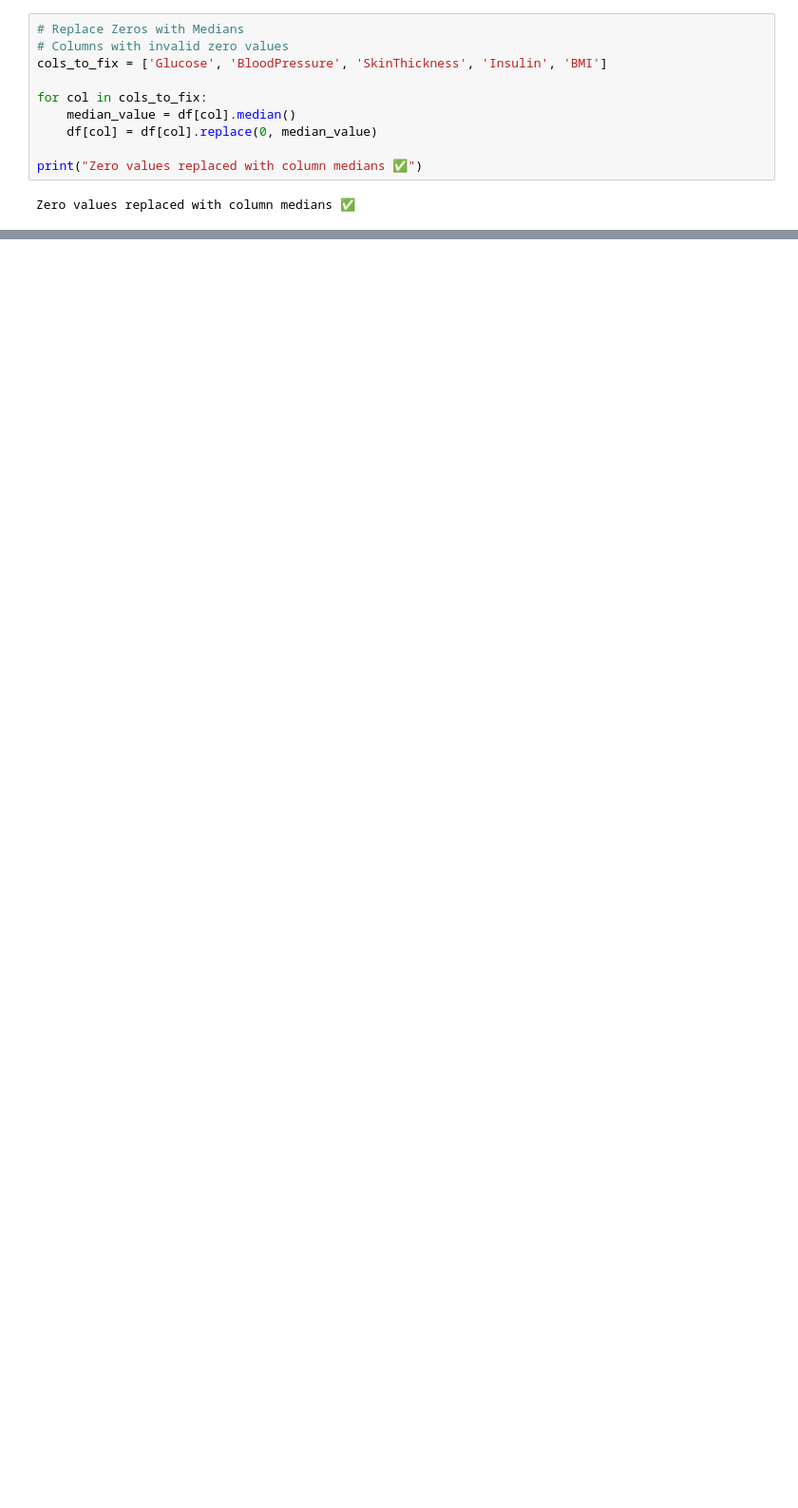
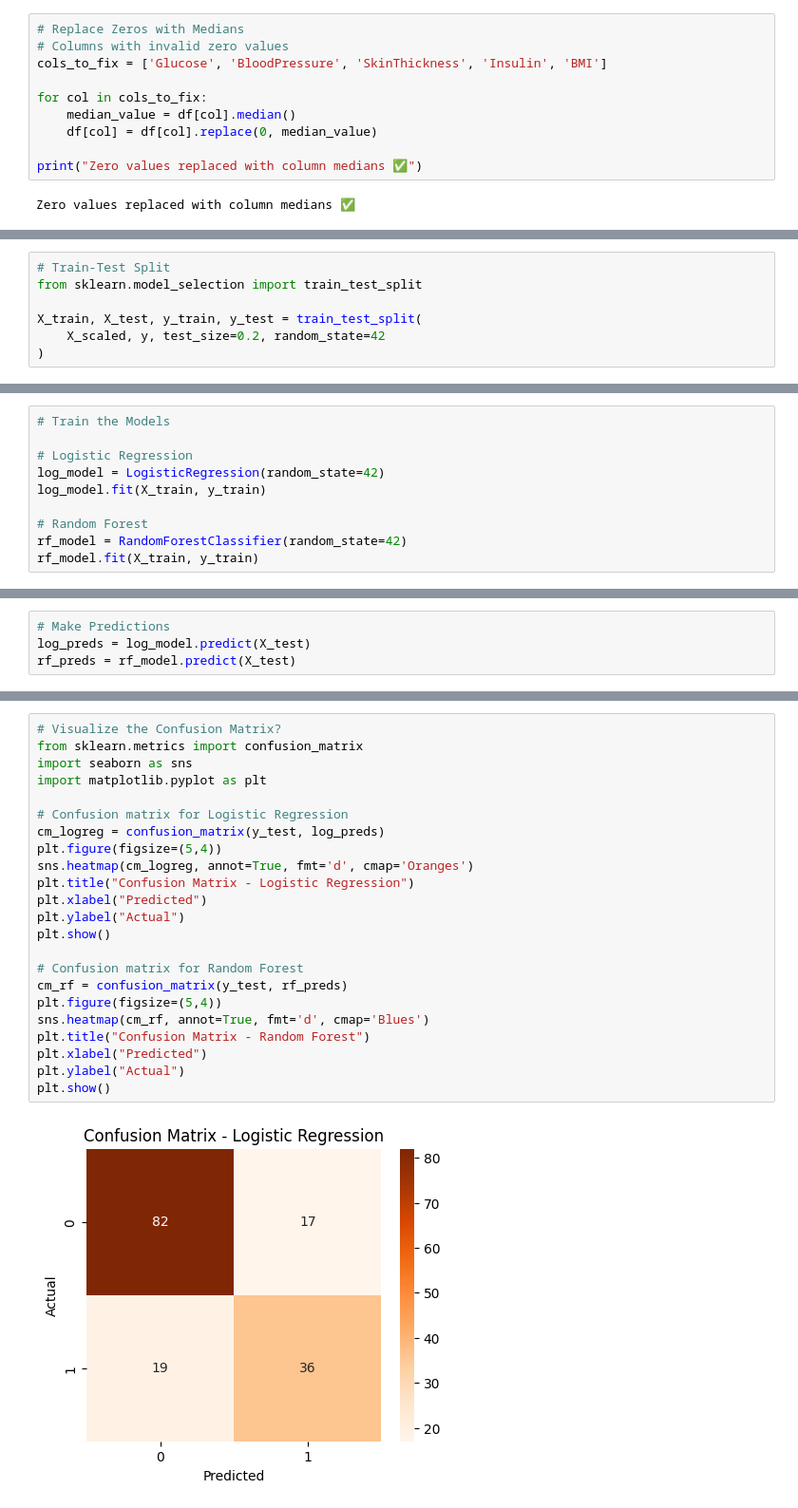
Before and after one commit to sanjula77/diabetes-prediction-streamlit-app, a Jupyter notebook: notebooks/model_training.ipynb, the cells around one changed output, grey strips where cells are left out. Shown: that part at 95% size. Cells and saved outputs as stored; diff of their text form; blank space fills up the shorter version.

```diff
--- a/notebooks/model_training.ipynb
+++ b/notebooks/model_training.ipynb
@@ -139,0 +154,7 @@ Zero values replaced with column medians ✅
+# %%
+# Train-Test Split
+from sklearn.model_selection import train_test_split
+
+X_train, X_test, y_train, y_test = train_test_split(
+    X_scaled, y, test_size=0.2, random_state=42
+)
@@ -139,0 +167,10 @@ Zero values replaced with column medians ✅
+# %%
+# Train the Models
+
+# Logistic Regression
+log_model = LogisticRegression(random_state=42)
+log_model.fit(X_train, y_train)
+
+# Random Forest
+rf_model = RandomForestClassifier(random_state=42)
+rf_model.fit(X_train, y_train)
@@ -139,0 +179,4 @@ Zero values replaced with column medians ✅
+# %%
+# Make Predictions
+log_preds = log_model.predict(X_test)
+rf_preds = rf_model.predict(X_test)
@@ -139,0 +216,25 @@ Zero values replaced with column medians ✅
+# %%
+# Visualize the Confusion Matrix?
+from sklearn.metrics import confusion_matrix
+import seaborn as sns
+import matplotlib.pyplot as plt
+
+# Confusion matrix for Logistic Regression
+cm_logreg = confusion_matrix(y_test, log_preds)
+plt.figure(figsize=(5,4))
+sns.heatmap(cm_logreg, annot=True, fmt='d', cmap='Oranges')
+plt.title("Confusion Matrix - Logistic Regression")
+plt.xlabel("Predicted")
+plt.ylabel("Actual")
+plt.show()
+
+# Confusion matrix for Random Forest
+cm_rf = confusion_matrix(y_test, rf_preds)
+plt.figure(figsize=(5,4))
+sns.heatmap(cm_rf, annot=True, fmt='d', cmap='Blues')
+plt.title("Confusion Matrix - Random Forest")
+plt.xlabel("Predicted")
+plt.ylabel("Actual")
+plt.show()
+# %% [output]
+[figure, added]
```
Also changed, not shown: parts of 15 cells of this notebook, 4 other files.
